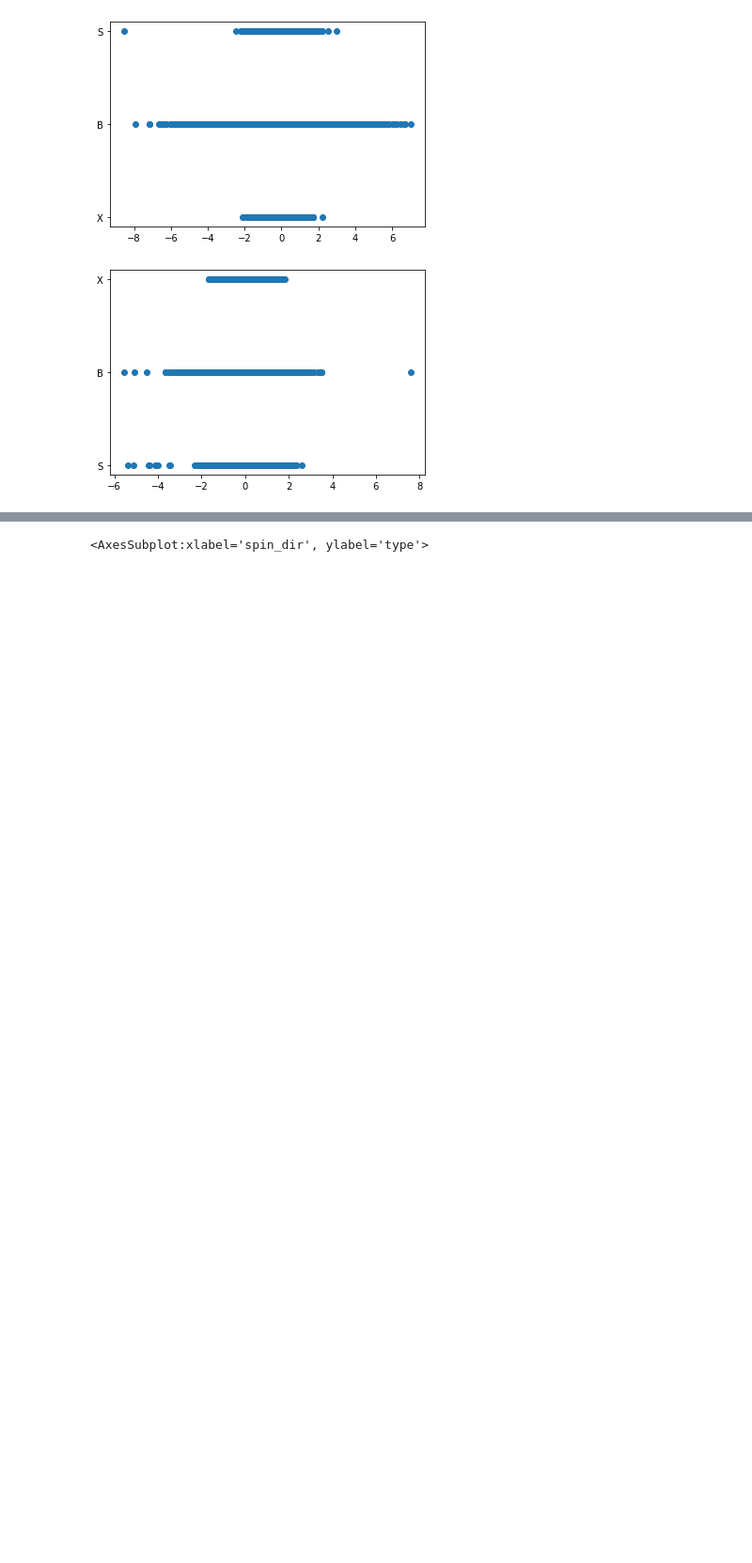
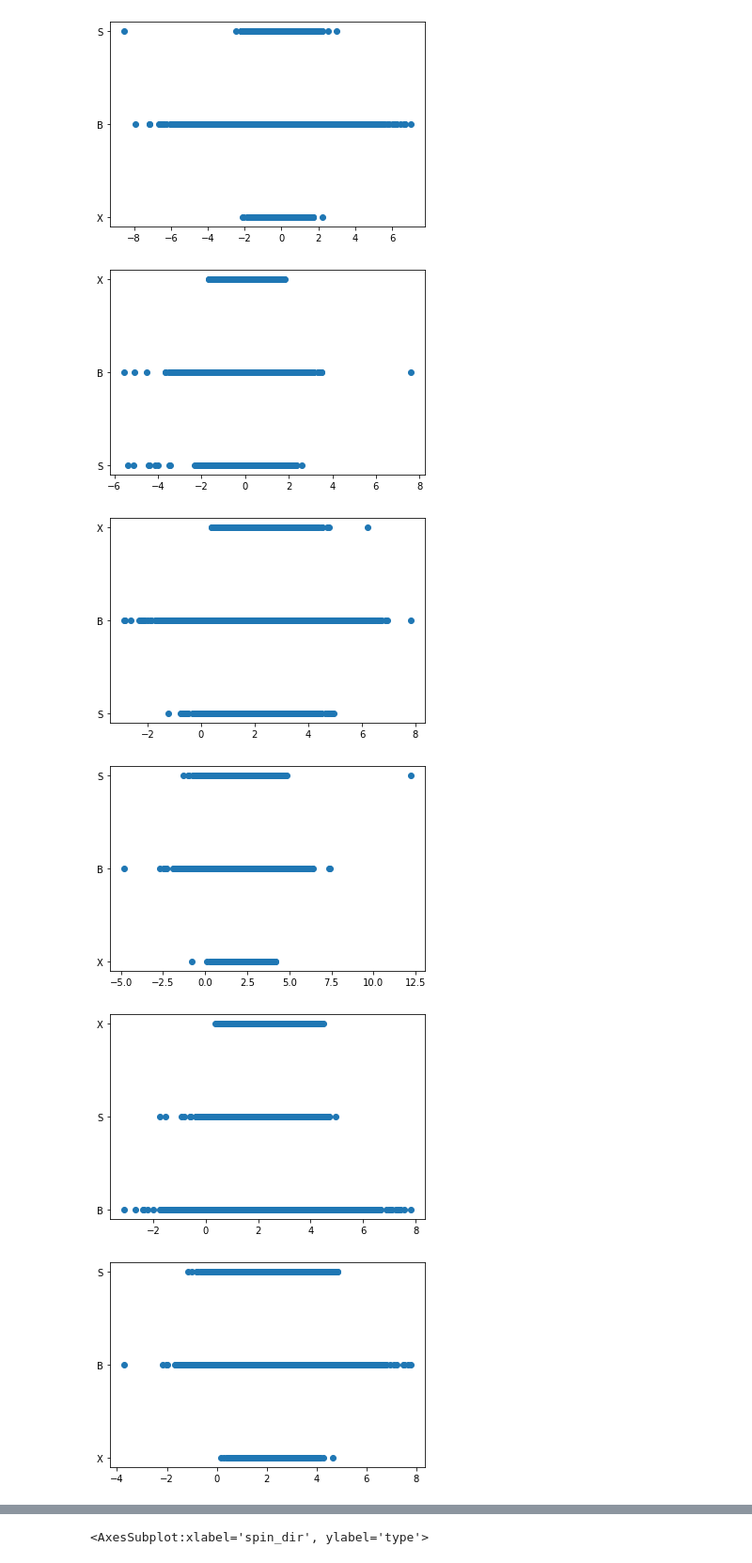
Before and after one commit to anaconda121/Whiff-Rate, a Jupyter notebook: EDA/tanish-design-project.ipynb, the cells around one changed output, grey strips where cells are left out. Shown at 94% size. Cells and saved outputs as stored; diff of their text form; code cells hidden in the pictures; blank space fills up the shorter version.

```diff
--- a/EDA/tanish-design-project.ipynb
+++ b/EDA/tanish-design-project.ipynb
@@ -132,3 +135,20 @@ plt.show()
 [figure]
 [figure]
 [figure]
+# %%
+#### pz EDA
+plt.scatter(sub_set_one['pz'], sub_set_one['type'])
+plt.show()
+plt.scatter(sub_set_two['pz'], sub_set_two['type'])
+plt.show()
+plt.scatter(sub_set_three['pz'], sub_set_three['type'])
+plt.show()
+plt.scatter(sub_set_four['pz'], sub_set_four['type'])
+plt.show()
+plt.scatter(sub_set_five['pz'], sub_set_five['type'])
+plt.show()
+# %% [output]
+[figure, added]
+[figure, added]
+[figure, added]
+[figure, added]
```
Also changed, not shown: parts of 5 cells of this notebook.
